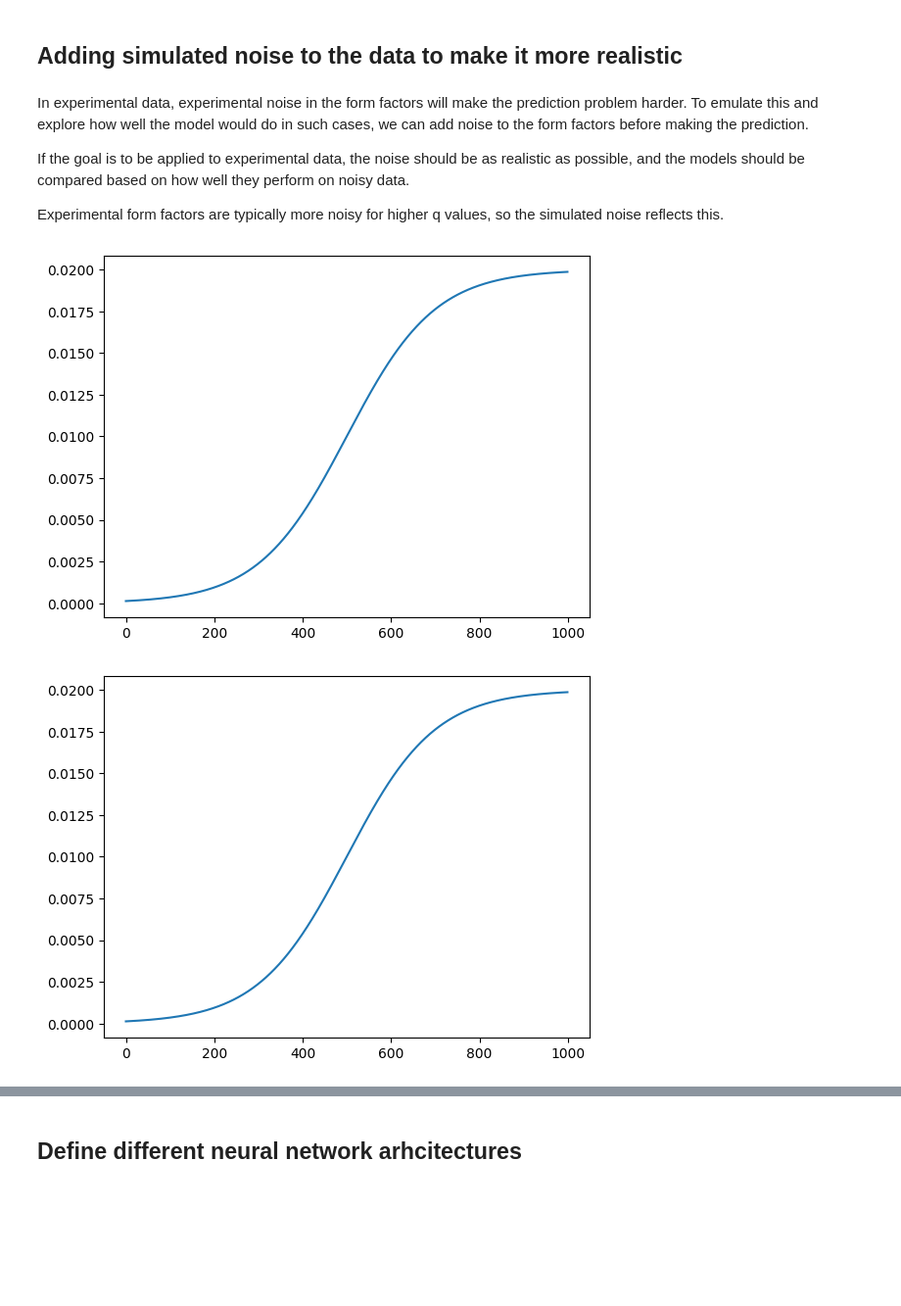
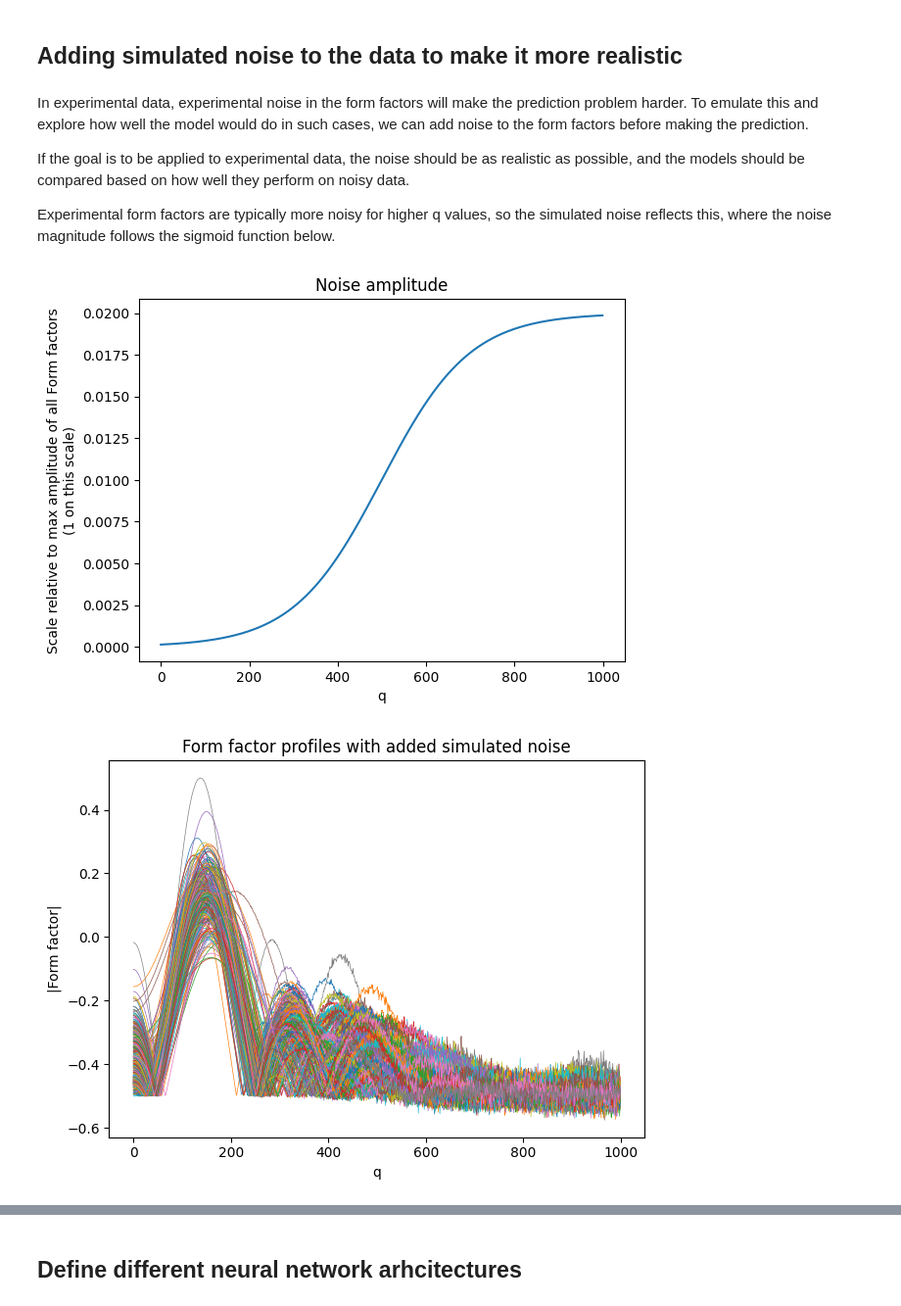
Before and after one commit to Simula-Consulting/NMRlipids, a Jupyter notebook: FormFactor_to_TotalDensity_model_training_walkthrough.ipynb, the cells around one changed output, grey strips where cells are left out. Shown at 98% size. Saved outputs shown, nothing was run; the diff lists cells and outputs as text; code cells hidden in the pictures; blank space fills up the shorter version.

```diff
--- a/FormFactor_to_TotalDensity_model_training_walkthrough.ipynb
+++ b/FormFactor_to_TotalDensity_model_training_walkthrough.ipynb
@@ -148,6 +150,7 @@ Now we extract the form factor (ff) and total density (td) data of each simulati
 Each form factor has a shape of (1000), but the total densities have dimensions that vary.
 The total densities are split into separate lists td_x and td_y.
 # %%
+# Use the inclusion criteria to select the systems we want in our analysis
 system_ids = []
 all_ff = []
 all_td_x = []
@@ -173,6 +176,10 @@ for system in systems:
     # Exclude systems with too low water to lipid ratio
     try:
         water_to_lipid_ratio = getHydrationLevel(system)
+    except NameError:
+        sys.exit(
+            "Could not find function getHydrationLevel. Check your path inclusions."
+        )
     except Exception:
         continue  # Exclude the system due to not having a recorded water to lipid ratio, and move to the next system
     if water_to_lipid_ratio <= water_to_lipid_ratio_threshold:
@@ -603,4 +614,4 @@ In experimental data, experimental noise in the form factors will make the predi
 If the goal is to be applied to experimental data, the noise should be as realistic as possible, and the models should be compared based on how well they perform on
 noisy data.
 
-Experimental form factors are typically more noisy for higher q values, so the simulated noise reflects this.
+Experimental form factors are typically more noisy for higher q values, so the simulated noise reflects this, where the noise magnitude follows the sigmoid function below.
@@ -648,23 +618,42 @@ def add_noise_to_form_factor_df_sigmoid(
+# %%
+# Set the maximum noise magnitude at the highest q, and add noise to the standardized data
+# Adjust the parameters here to alter how the noise magnitude changes with q
+max_noise_magnitude = 0.02  # The maximum amplitude of the noise (occurs at the highest q value), relative to max amplitude of all Form factors (1 on this scale)
+steepness = 10  # Controls how quickly the sigmoid transitions from 0 to max_noise_magnitude. Higher values make the transition sharper around the midpoint.
+probability_of_noise = 1.0  # Introduce a chance that some form factors will be noise free by setting this value to a number below 1.
+
+# Array of values from 0 to 1 in the dimension of q, to make the sigmoid
+fraction_array = np.linspace(0.0, 1.0, required_form_factor_dimension)
+
+noise_amplitudes = max_noise_magnitude * (
+    1.0 / (1.0 + np.exp(-steepness * (fraction_array - 0.5)))
+)
+plt.plot(noise_amplitudes)
+plt.title("Noise amplitude")
+plt.ylabel("Scale relative to max amplitude of all Form factors\n(1 on this scale)")
+plt.xlabel("q")
+plt.show()
+# %% [output]
+[figure, added]
 # %%
-# Set the maximum noise magnitude at the highest q, and add noise to the standardized data
-max_noise_magnitude = 0.02
-
-# train_input_with_simulated_noise = add_noise_to_form_factor_df(train_input, max_noise_magnitude=max_noise_magnitude)
-# test_input_with_simulated_noise = add_noise_to_form_factor_df(test_input, max_noise_magnitude=max_noise_magnitude)
-train_input_with_simulated_noise = add_noise_to_form_factor_df_sigmoid(
-    train_input, max_noise_magnitude=max_noise_magnitude
+# Add noise to the form factors in train and test data
+train_input_with_simulated_noise = add_noise_to_form_factor(
+    train_input,
+    max_noise_magnitude=max_noise_magnitude,
+    probability_of_noise=probability_of_noise,
 )
-test_input_with_simulated_noise = add_noise_to_form_factor_df_sigmoid(
-    test_input, max_noise_magnitude=max_noise_magnitude
+test_input_with_simulated_noise = add_noise_to_form_factor(
+    test_input,
+    max_noise_magnitude=max_noise_magnitude,
+    probability_of_noise=probability_of_noise,
 )
 
 fig, ax = plt.subplots()
 ax = plot_form_factors_to_ax(
     ax, train_input_with_simulated_noise, x_axis_label_ff, y_axis_label_ff
 )
-plt.title("Form factor profiles with added noise")
+plt.title("Form factor profiles with added simulated noise")
 plt.tight_layout()
 plt.show()
 # %% [output]
-[figure, old version]
+[figure, new version]
-[figure, removed]
```
Also changed, not shown: parts of 33 cells of this notebook, 2 other files.
